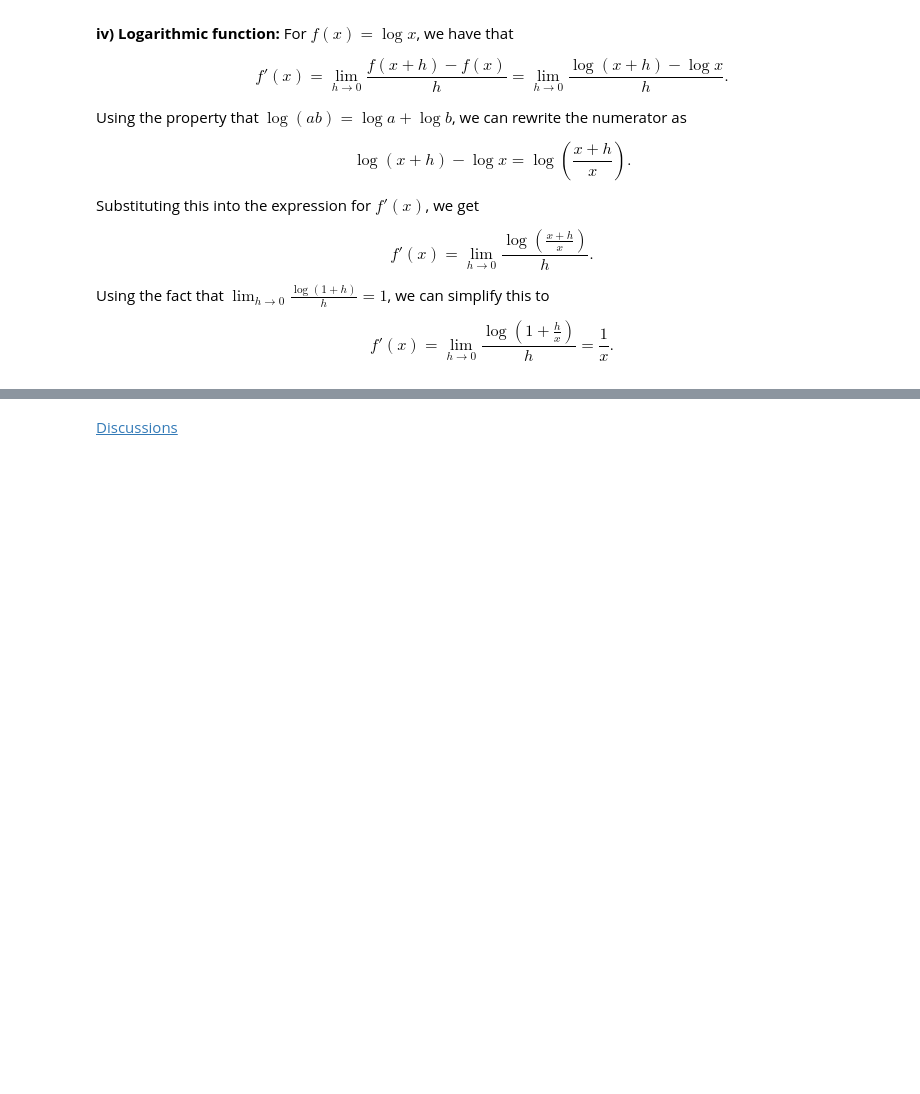
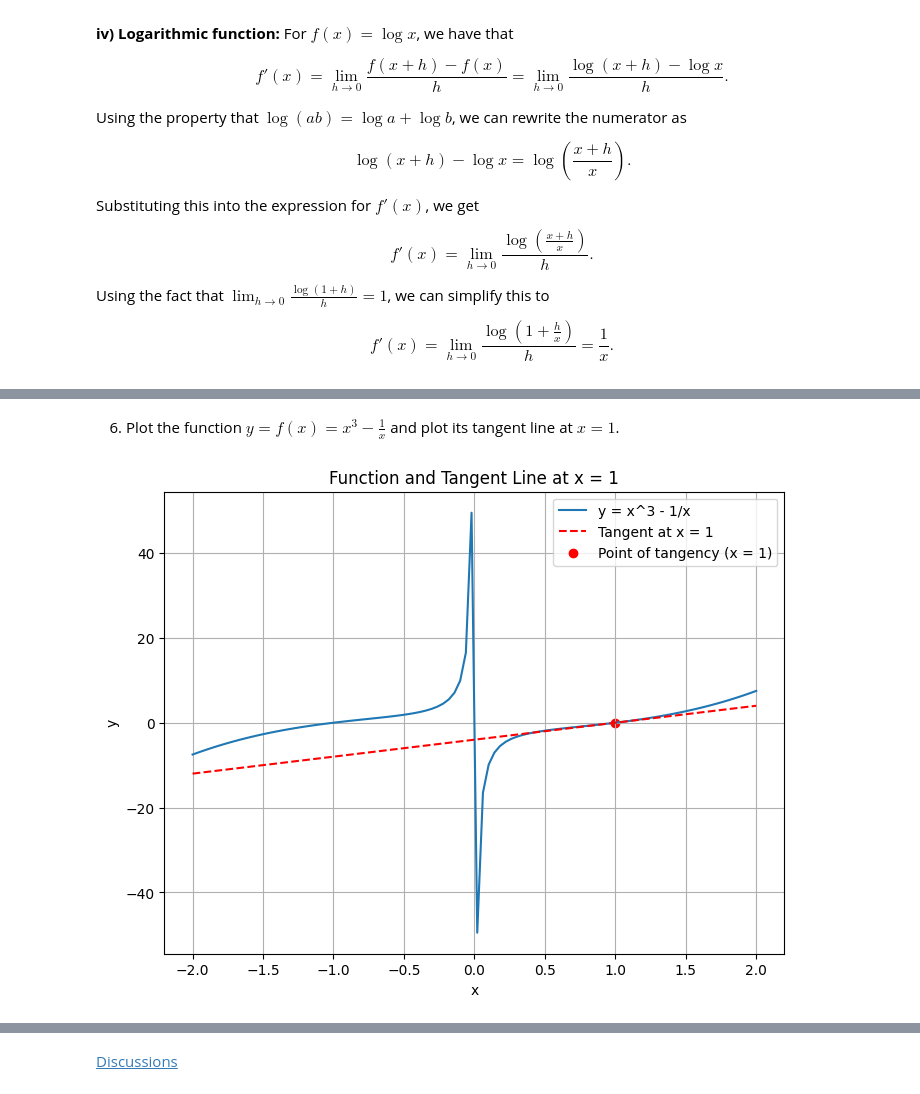
Before and after one commit to JuanAndresRodriguez/diveIntoDeepLearningBookNotebooks, a Jupyter notebook: chapter_preliminaries/calculus.ipynb, the cells around one changed output, grey strips where cells are left out. Cells and saved outputs as stored; diff of their text form; code cells hidden in the pictures; blank space fills up the shorter version.

```diff
--- a/chapter_preliminaries/calculus.ipynb
+++ b/chapter_preliminaries/calculus.ipynb
@@ -459,0 +767,46 @@ $$f'(x) = \lim_{h \rightarrow 0} \frac{\log \left(1+\frac{h}{x}\right)}{h} = \fr
+# %% [markdown]
+6. Plot the function $y = f(x) = x^3 - \frac{1}{x}$
+   and plot its tangent line at $x = 1$.
+# %%
+# Import necessary libraries
+import sympy as sp
+import numpy as np
+import matplotlib.pyplot as plt
+
+# Define the variable
+x = sp.symbols('x')
+
+# Define the function f(x)
+f = x**3 - 1/x
+
+# Derivative of f(x)
+f_prime = sp.diff(f, x)
+
+# Calculate the slope at x = 1
+slope_at_1 = f_prime.subs(x, 1).evalf()
+
+# Calculate the function value at x = 1
+f_at_1 = f.subs(x, 1).evalf()
+
+# Point-slope form: y - y1 = m * (x - x1)
+# Here, m = slope_at_1, x1 = 1, y1 = f_at_1
+tangent_line = slope_at_1 * (x - 1) + f_at_1
+
+# Generate x and y values for plotting
+x_vals = np.linspace(-2, 2, 100)
+y_vals = [f.subs(x, xv).evalf() for xv in x_vals]
+tangent_vals = [tangent_line.subs(x, xv).evalf() for xv in x_vals]
+
+# Plot the function and the tangent line
+plt.figure(figsize=(8, 6))
+plt.plot(x_vals, y_vals, label='y = x^3 - 1/x')
+plt.plot(x_vals, tangent_vals, 'r--', label='Tangent at x = 1')  # Red dashed line for the tangent
+plt.scatter([1], [f_at_1], color='red', label='Point of tangency (x = 1)')  # Marking the point of tangency
+plt.xlabel('x')
+plt.ylabel('y')
+plt.title('Function and Tangent Line at x = 1')
+plt.legend()
+plt.grid(True)
+plt.show()
+# %% [output]
+[figure, added]
```
Also changed, not shown: parts of 13 cells of this notebook.
